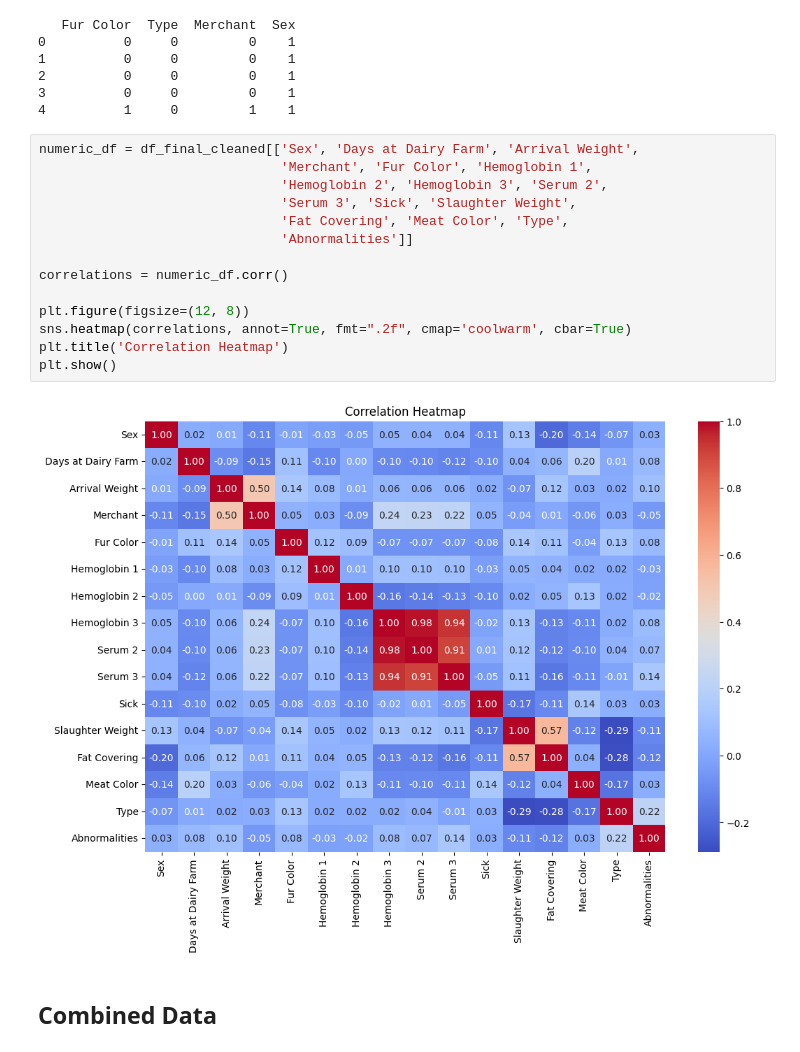
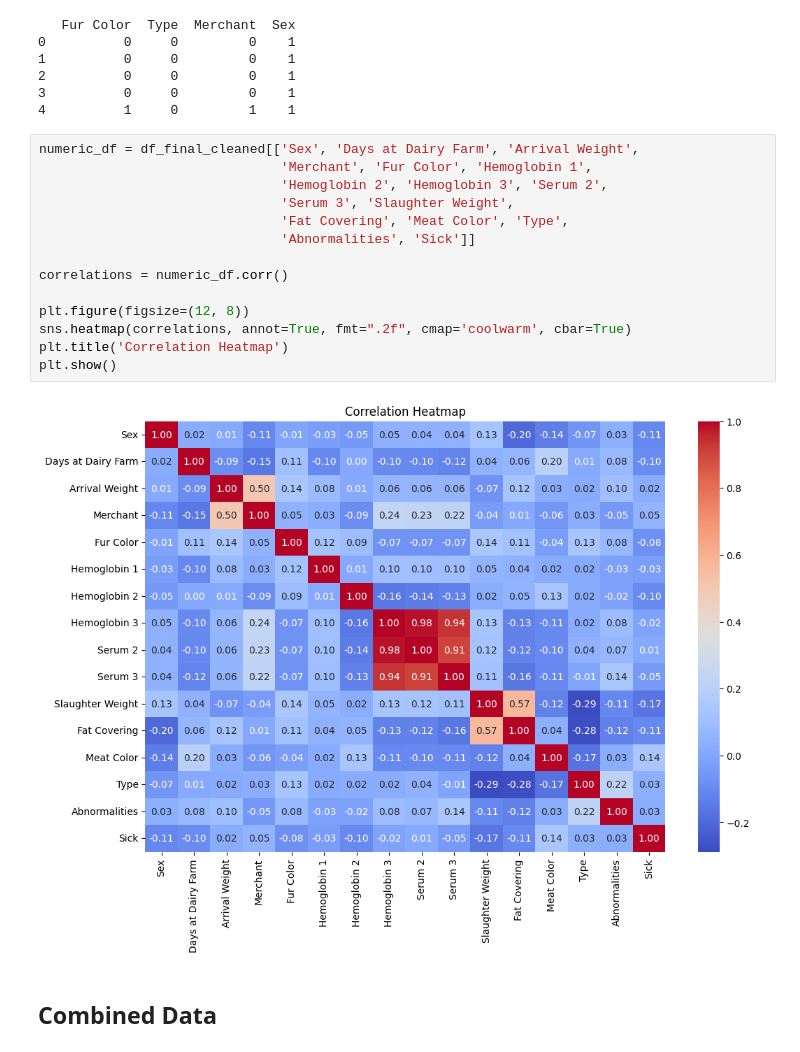
Before and after one commit to AI-Farming-Thewi/cows_analysis, a Jupyter notebook: Farms analysis.ipynb, the cells around one changed output. Saved outputs shown, nothing was run; the diff lists cells and outputs as text.

```diff
--- a/Farms analysis.ipynb
+++ b/Farms analysis.ipynb
@@ -2826,19 +2842,19 @@ print(df_final_cleaned[['Fur Color', 'Type', 'Merchant', 'Sex']].head(5))
 # %%
 numeric_df = df_final_cleaned[['Sex', 'Days at Dairy Farm', 'Arrival Weight',
                                'Merchant', 'Fur Color', 'Hemoglobin 1',
                                'Hemoglobin 2', 'Hemoglobin 3', 'Serum 2',
-                               'Serum 3', 'Sick', 'Slaughter Weight',
+                               'Serum 3', 'Slaughter Weight',
                                'Fat Covering', 'Meat Color', 'Type',
-                               'Abnormalities']]
+                               'Abnormalities', 'Sick']]
 
 correlations = numeric_df.corr()
 
 plt.figure(figsize=(12, 8))
 sns.heatmap(correlations, annot=True, fmt=".2f", cmap='coolwarm', cbar=True)
 plt.title('Correlation Heatmap')
 plt.show()
 # %% [output]
-[figure, old version]
+[figure, new version]
 # %% [markdown]
 ## Combined Data
 # %% [markdown]
```
Also changed, not shown: parts of 18 cells of this notebook.
